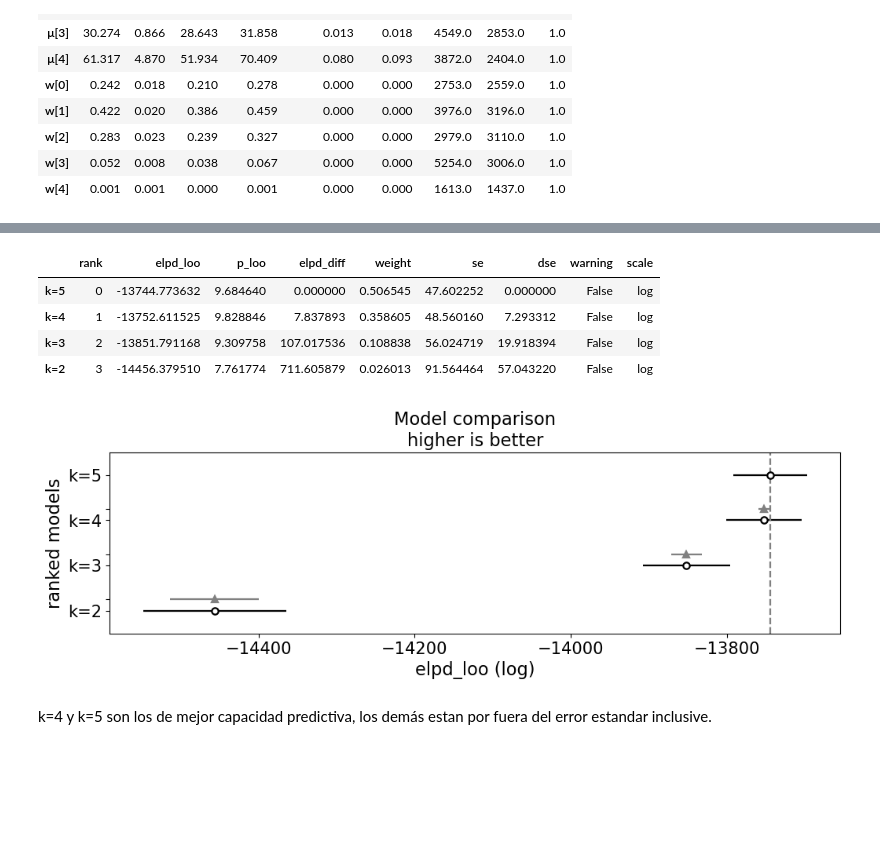
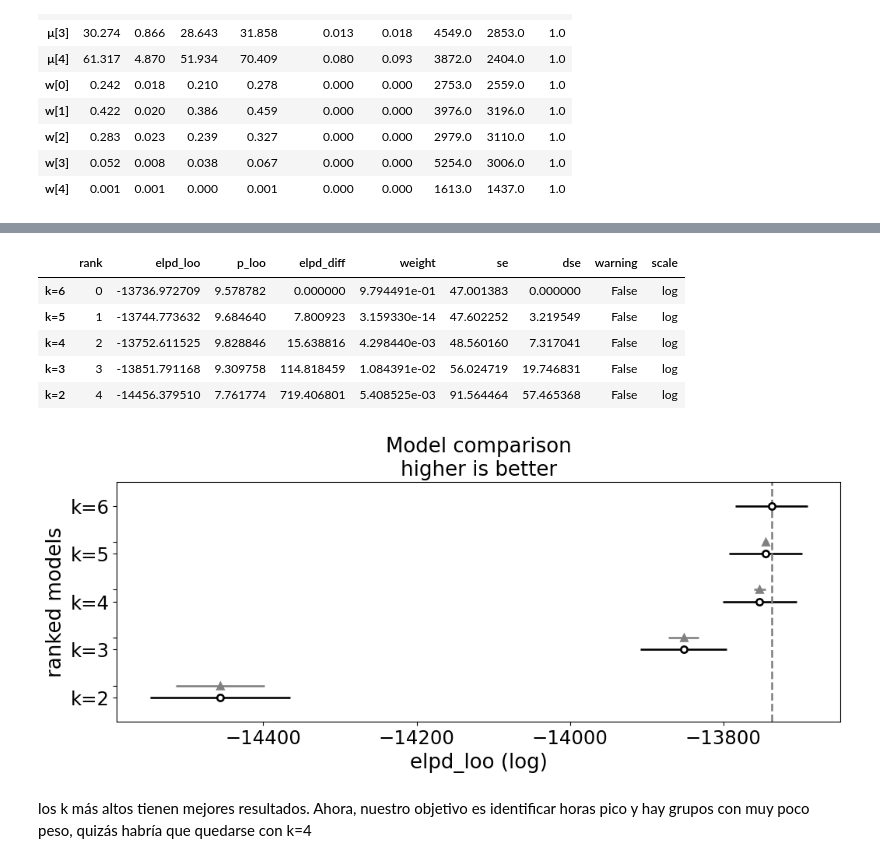
Before and after one commit to nazarenomm/Grupo4-TPI-EeI2, a Jupyter notebook: Parte2/parte_2_v2.ipynb, the cells around one changed output, grey strips where cells are left out. Cells and saved outputs as stored; diff of their text form; code cells hidden in the pictures; blank space fills up the shorter version.

```diff
--- a/Parte2/parte_2_v2.ipynb
+++ b/Parte2/parte_2_v2.ipynb
@@ -135,7 +139,7 @@ array([ 3., 22.])
 k=2
 
 with pm.Model() as poisson_mixture_model:
-    μ = pm.Gamma('μ', mu=μ_μ, sigma=obs.std(), shape=k, transform=pm.distributions.transforms.ordered)
+    μ = pm.Gamma('μ', mu=μ_μ, sigma=5, shape=k, transform=pm.distributions.transforms.ordered)
     w = pm.Dirichlet('w', a=np.ones(k))
 
     comps = [pm.Poisson.dist(mu=μ[i]) for i in range(k)]
@@ -175,7 +179,7 @@ Se procedió a evaluar distintos valores de K para analizar cómo variaba el aju
 
 > PROBAR CON MÁS Ks
 # %%
-Ks = [2, 3, 4, 5]
+Ks = [2, 3, 4, 5, 6]
 
 idatas = []
 modelos = []
@@ -264,8 +268,3 @@ az.summary(idatas[3])
 | w[2] | 0.283 | 0.023 | 0.239 | 0.327 | 0.000 | 0.000 | 2979.0 | 3110.0 | 1.0 |
 | w[3] | 0.052 | 0.008 | 0.038 | 0.067 | 0.000 | 0.000 | 5254.0 | 3006.0 | 1.0 |
 | w[4] | 0.001 | 0.001 | 0.000 | 0.001 | 0.000 | 0.000 | 1613.0 | 1437.0 | 1.0 |
-# %%
-for i, k in enumerate(Ks):
-    modelo = modelos[i]
-    idata = idatas[i]
-    pm.compute_log_likelihood(idata, model=modelo, extend_inferencedata=True)
@@ -283,14 +289,15 @@ df_comp = az.compare({f'k={k}': idata for k, idata in zip(Ks, idatas)})
 df_comp
 # %% [output]
 |  | rank | elpd_loo | p_loo | elpd_diff | weight | se | dse | warning | scale |
-| k=5 | 0 | -13744.773632 | 9.684640 | 0.000000 | 0.506545 | 47.602252 | 0.000000 | False | log |
-| k=4 | 1 | -13752.611525 | 9.828846 | 7.837893 | 0.358605 | 48.560160 | 7.293312 | False | log |
-| k=3 | 2 | -13851.791168 | 9.309758 | 107.017536 | 0.108838 | 56.024719 | 19.918394 | False | log |
-| k=2 | 3 | -14456.379510 | 7.761774 | 711.605879 | 0.026013 | 91.564464 | 57.043220 | False | log |
+| k=6 | 0 | -13736.972709 | 9.578782 | 0.000000 | 9.794491e-01 | 47.001383 | 0.000000 | False | log |
+| k=5 | 1 | -13744.773632 | 9.684640 | 7.800923 | 3.159330e-14 | 47.602252 | 3.219549 | False | log |
+| k=4 | 2 | -13752.611525 | 9.828846 | 15.638816 | 4.298440e-03 | 48.560160 | 7.317041 | False | log |
+| k=3 | 3 | -13851.791168 | 9.309758 | 114.818459 | 1.084391e-02 | 56.024719 | 19.746831 | False | log |
+| k=2 | 4 | -14456.379510 | 7.761774 | 719.406801 | 5.408525e-03 | 91.564464 | 57.465368 | False | log |
 # %%
-az.plot_compare(df_comp, figsize=(12, 3), plot_ic_diff=True);
+az.plot_compare(df_comp, figsize=(12, 4), plot_ic_diff=True);
 # %% [output]
-[figure, old version]
+[figure, new version]
 # %% [markdown]
-k=4 y k=5 son los de mejor capacidad predictiva, los demás estan por fuera del error estandar inclusive.
+los k más altos tienen mejores resultados. Ahora, nuestro objetivo es identificar horas pico y hay grupos con muy poco peso, quizás habría que quedarse con k=4
 # %%
```
Also changed, not shown: parts of 21 cells of this notebook.
